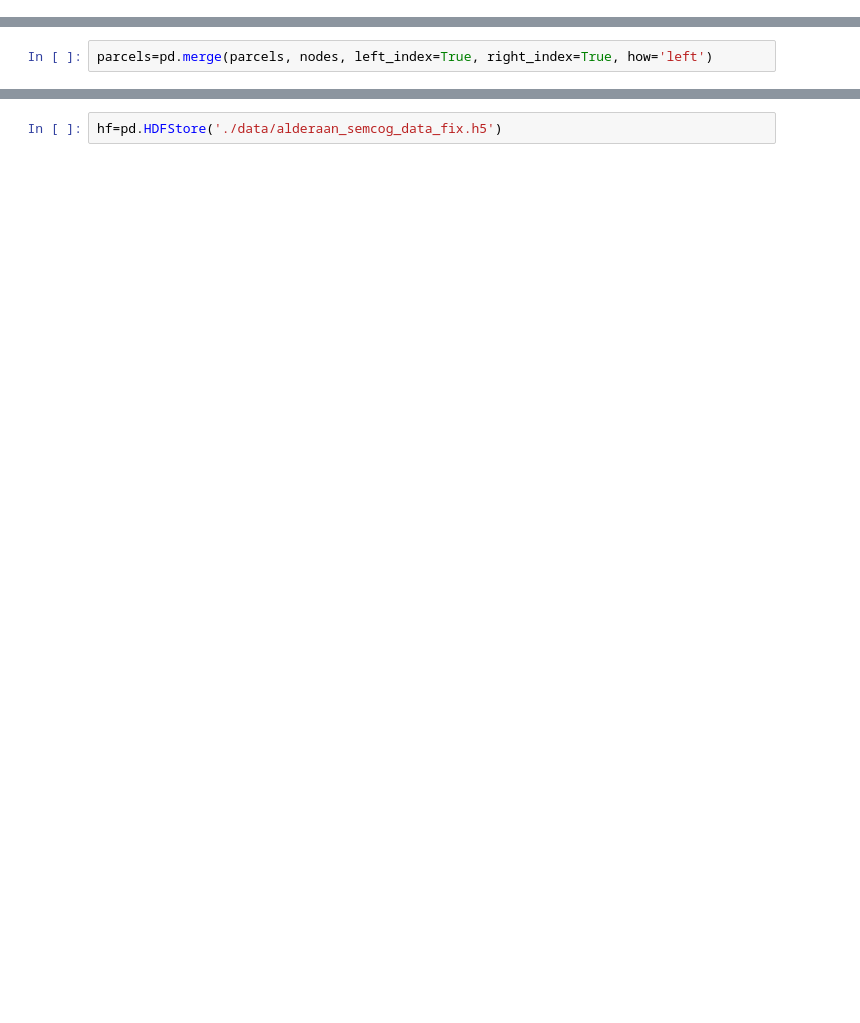
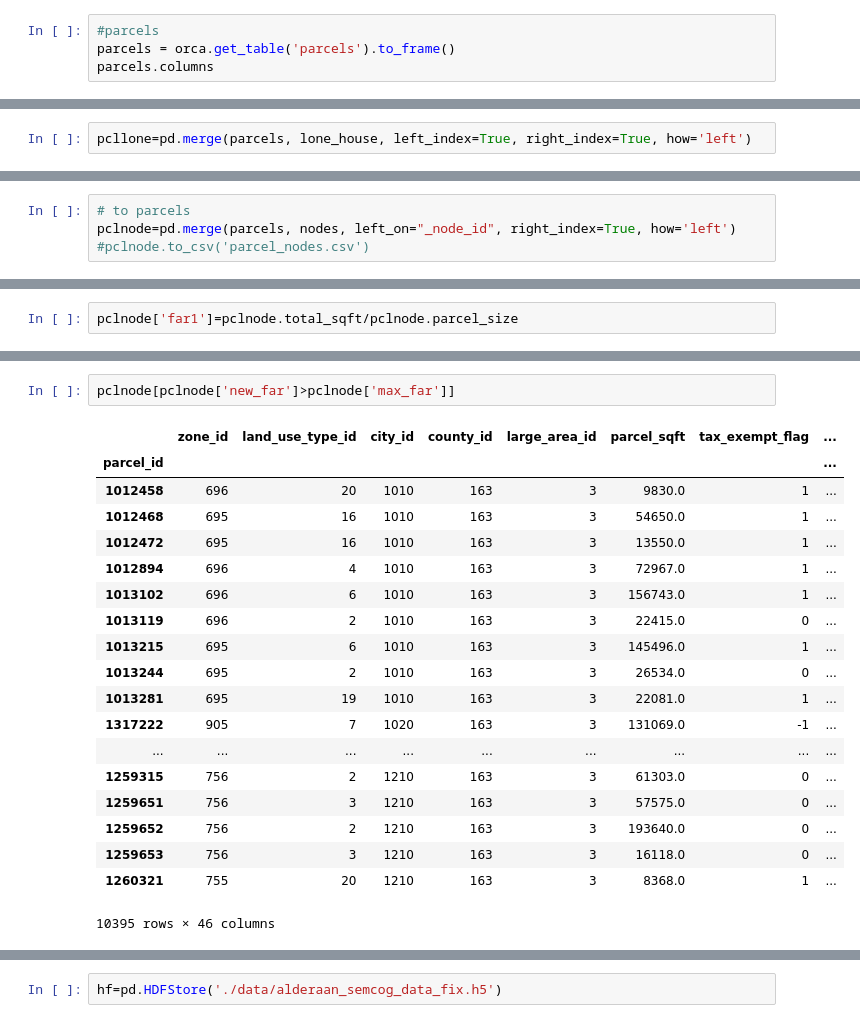
Before and after one commit to SEMCOG/semcog_urbansim, a Jupyter notebook: proforma_test.ipynb, the cells around one changed output, grey strips where cells are left out. Saved outputs shown, nothing was run; the diff lists cells and outputs as text; blank space fills up the shorter version.

```diff
--- a/proforma_test.ipynb
+++ b/proforma_test.ipynb
@@ -47,0 +278,4 @@ parcels=parcels.to_frame().set_index('_node_id')
+# %%
+#parcels
+parcels = orca.get_table('parcels').to_frame()
+parcels.columns
@@ -48,2 +342,2 @@ parcels=parcels.to_frame().set_index('_node_id')
 # %%
-parcels=pd.merge(parcels, nodes, left_index=True, right_index=True, how='left')
+pcllone=pd.merge(parcels, lone_house, left_index=True, right_index=True, how='left')
@@ -49,0 +348,4 @@ parcels=pd.merge(parcels, nodes, left_index=True, right_index=True, how='left')
+# %%
+# to parcels
+pclnode=pd.merge(parcels, nodes, left_on="_node_id", right_index=True, how='left')
+#pclnode.to_csv('parcel_nodes.csv')
@@ -50 +360,3 @@ parcels=pd.merge(parcels, nodes, left_index=True, right_index=True, how='left')
+# %%
+pclnode['far1']=pclnode.total_sqft/pclnode.parcel_size
 # %%
@@ -62,0 +387,22 @@ Index([u'zone_id', u'land_use_type_id', u'city_id', u'county_id',
+# %%
+pclnode[pclnode['new_far']>pclnode['max_far']]
+# %% [output]
+|  | zone_id | land_use_type_id | city_id | county_id | large_area_id | parcel_sqft | tax_exempt_flag | ... |
+| parcel_id |  |  |  |  |  |  |  | ... |
+| 1012458 | 696 | 20 | 1010 | 163 | 3 | 9830.0 | 1 | ... |
+| 1012468 | 695 | 16 | 1010 | 163 | 3 | 54650.0 | 1 | ... |
+| 1012472 | 695 | 16 | 1010 | 163 | 3 | 13550.0 | 1 | ... |
+| 1012894 | 696 | 4 | 1010 | 163 | 3 | 72967.0 | 1 | ... |
+| 1013102 | 696 | 6 | 1010 | 163 | 3 | 156743.0 | 1 | ... |
+| 1013119 | 696 | 2 | 1010 | 163 | 3 | 22415.0 | 0 | ... |
+| 1013215 | 695 | 6 | 1010 | 163 | 3 | 145496.0 | 1 | ... |
+| 1013244 | 695 | 2 | 1010 | 163 | 3 | 26534.0 | 0 | ... |
+| 1013281 | 695 | 19 | 1010 | 163 | 3 | 22081.0 | 1 | ... |
+| 1317222 | 905 | 7 | 1020 | 163 | 3 | 131069.0 | -1 | ... |
+| ... | ... | ... | ... | ... | ... | ... | ... | ... |
+| 1259315 | 756 | 2 | 1210 | 163 | 3 | 61303.0 | 0 | ... |
+| 1259651 | 756 | 3 | 1210 | 163 | 3 | 57575.0 | 0 | ... |
+| 1259652 | 756 | 2 | 1210 | 163 | 3 | 193640.0 | 0 | ... |
+| 1259653 | 756 | 3 | 1210 | 163 | 3 | 16118.0 | 0 | ... |
+| 1260321 | 755 | 20 | 1210 | 163 | 3 | 8368.0 | 1 | ... |
+10395 rows × 46 columns
```
Also changed, not shown: parts of 84 cells of this notebook, 9 other files.
